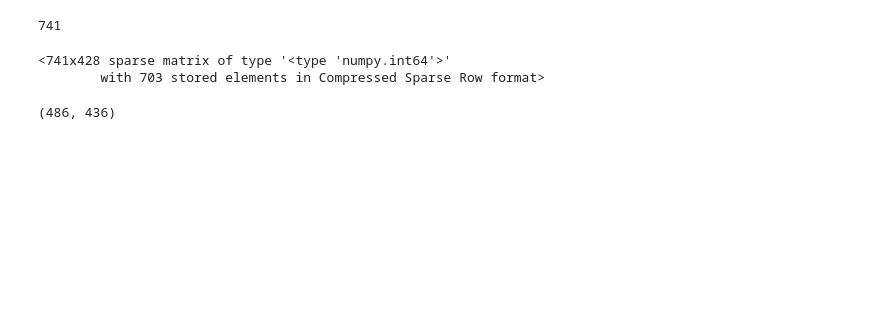
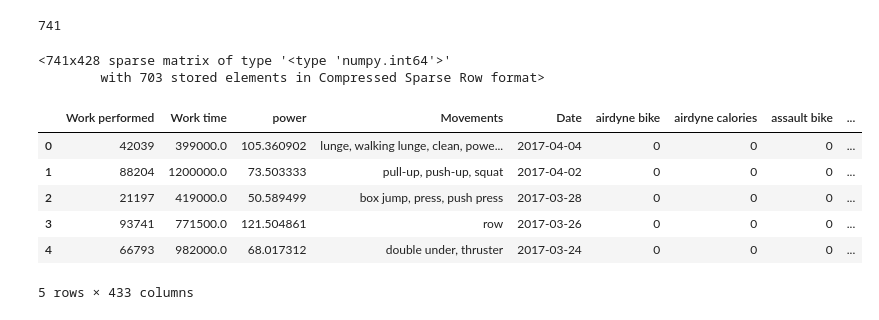
Before and after one commit to wdillon2/CF_workout_predictor, a Jupyter notebook: DA_workouts.ipynb, the cells around one changed output. Cells and saved outputs as stored; diff of their text form; code cells hidden in the pictures; blank space fills up the shorter version.

```diff
--- a/DA_workouts.ipynb
+++ b/DA_workouts.ipynb
@@ -154,7 +146,13 @@ X_vect
 # %%
 dtm = pd.DataFrame(X_vect.toarray(), columns = vect.get_feature_names())
 # %%
-dtm = pd.concat([df1[['Work performed','Work time','power','Movements']], dtm], axis=1, join='left')
-dtm.shape
+dtm = pd.concat([df1[['Work performed','Work time','power','Movements','Date']], dtm], axis=1)
+dtm.head()
 # %% [output]
+|  | Work performed | Work time | power | Movements | Date | airdyne bike | airdyne calories | assault bike | ... |
+| 0 | 42039 | 399000.0 | 105.360902 | lunge, walking lunge, clean, powe... | 2017-04-04 | 0 | 0 | 0 | ... |
+| 1 | 88204 | 1200000.0 | 73.503333 | pull-up, push-up, squat | 2017-04-02 | 0 | 0 | 0 | ... |
+| 2 | 21197 | 419000.0 | 50.589499 | box jump, press, push press | 2017-03-28 | 0 | 0 | 0 | ... |
+| 3 | 93741 | 771500.0 | 121.504861 | row | 2017-03-26 | 0 | 0 | 0 | ... |
+| 4 | 66793 | 982000.0 | 68.017312 | double under, thruster | 2017-03-24 | 0 | 0 | 0 | ... |
-(486, 436)
+5 rows × 433 columns
```
Also changed, not shown: parts of 27 cells of this notebook.
